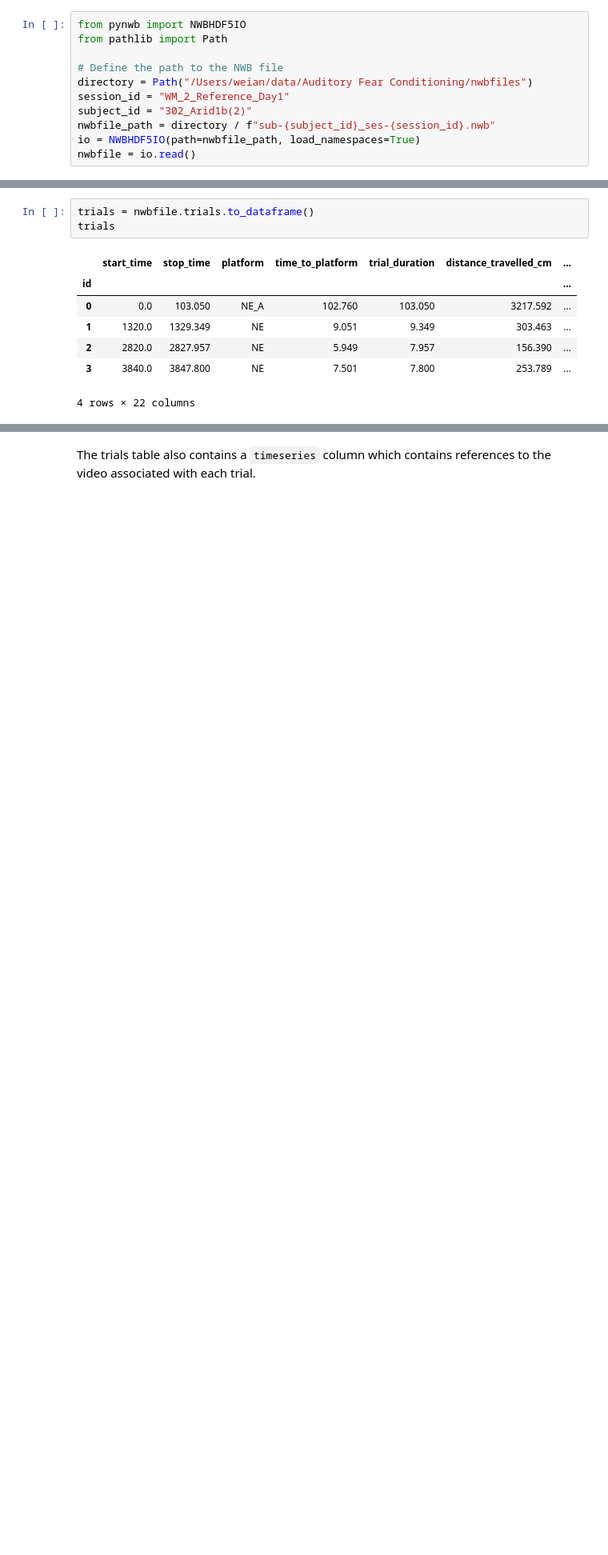
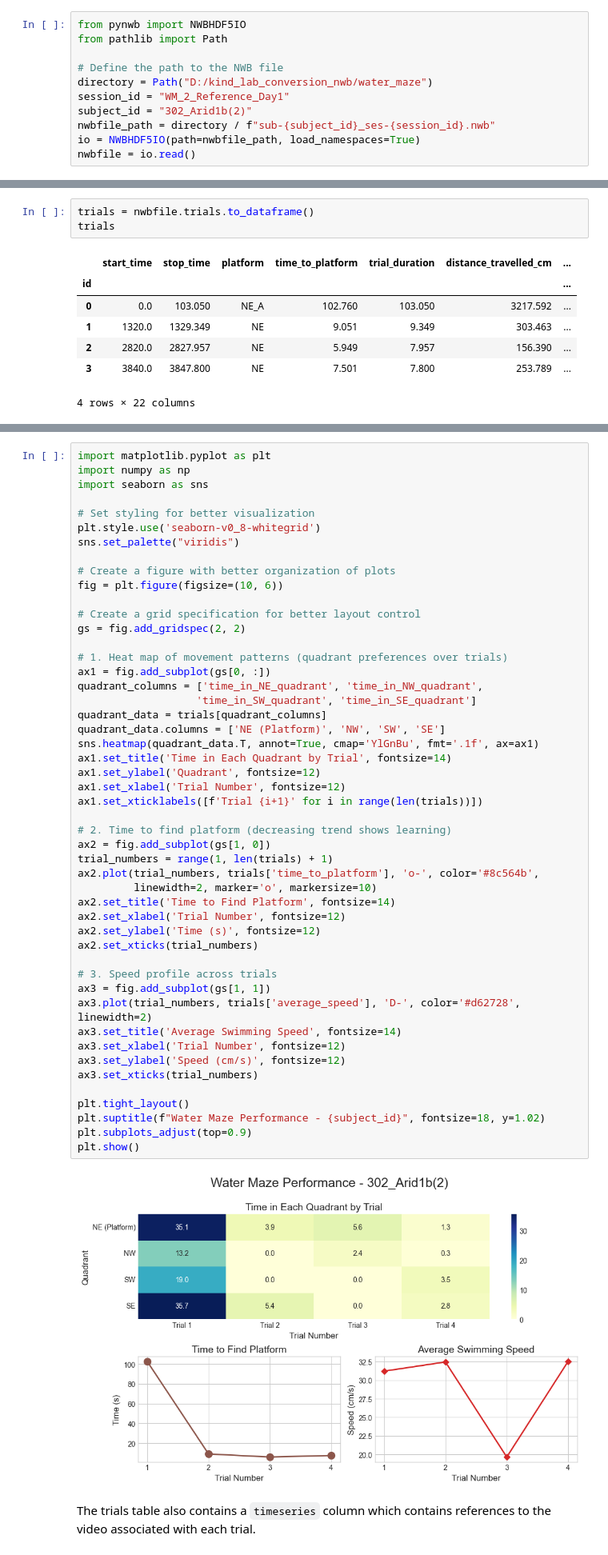
Before and after one commit to catalystneuro/kind-lab-to-nwb, a Jupyter notebook: src/kind_lab_to_nwb/rat_behavioural_phenotyping_2025/tutorials/water_maze_tutorial.ipynb, the cells around one changed output, grey strips where cells are left out. Shown at 80% size. Drawn from its saved outputs; the diff is of its cells as text; blank space fills up the shorter version.

Commit message:
add plots for water maze

```diff
--- a/src/kind_lab_to_nwb/rat_behavioural_phenotyping_2025/tutorials/water_maze_tutorial.ipynb
+++ b/src/kind_lab_to_nwb/rat_behavioural_phenotyping_2025/tutorials/water_maze_tutorial.ipynb
@@ -24,7 +24,7 @@ from pynwb import NWBHDF5IO
 from pathlib import Path
 
 # Define the path to the NWB file
-directory = Path("/Users/weian/data/Auditory Fear Conditioning/nwbfiles")
+directory = Path("D:/kind_lab_conversion_nwb/water_maze")
 session_id = "WM_2_Reference_Day1"
 subject_id = "302_Arid1b(2)"
 nwbfile_path = directory / f"sub-{subject_id}_ses-{session_id}.nwb"
@@ -215,3 +203,54 @@ plt.show()
+# %%
+import matplotlib.pyplot as plt
+import numpy as np
+import seaborn as sns
+
+# Set styling for better visualization
+plt.style.use('seaborn-v0_8-whitegrid')
+sns.set_palette("viridis")
+
+# Create a figure with better organization of plots
+fig = plt.figure(figsize=(10, 6))
+
+# Create a grid specification for better layout control
+gs = fig.add_gridspec(2, 2)
+
+# 1. Heat map of movement patterns (quadrant preferences over trials)
+ax1 = fig.add_subplot(gs[0, :])
+quadrant_columns = ['time_in_NE_quadrant', 'time_in_NW_quadrant',
+                   'time_in_SW_quadrant', 'time_in_SE_quadrant']
+quadrant_data = trials[quadrant_columns]
+quadrant_data.columns = ['NE (Platform)', 'NW', 'SW', 'SE']
+sns.heatmap(quadrant_data.T, annot=True, cmap='YlGnBu', fmt='.1f', ax=ax1)
+ax1.set_title('Time in Each Quadrant by Trial', fontsize=14)
+ax1.set_ylabel('Quadrant', fontsize=12)
+ax1.set_xlabel('Trial Number', fontsize=12)
+ax1.set_xticklabels([f'Trial {i+1}' for i in range(len(trials))])
+
+# 2. Time to find platform (decreasing trend shows learning)
+ax2 = fig.add_subplot(gs[1, 0])
+trial_numbers = range(1, len(trials) + 1)
+ax2.plot(trial_numbers, trials['time_to_platform'], 'o-', color='#8c564b',
+         linewidth=2, marker='o', markersize=10)
+ax2.set_title('Time to Find Platform', fontsize=14)
+ax2.set_xlabel('Trial Number', fontsize=12)
+ax2.set_ylabel('Time (s)', fontsize=12)
+ax2.set_xticks(trial_numbers)
+
+# 3. Speed profile across trials
+ax3 = fig.add_subplot(gs[1, 1])
+ax3.plot(trial_numbers, trials['average_speed'], 'D-', color='#d62728', linewidth=2)
+ax3.set_title('Average Swimming Speed', fontsize=14)
+ax3.set_xlabel('Trial Number', fontsize=12)
+ax3.set_ylabel('Speed (cm/s)', fontsize=12)
+ax3.set_xticks(trial_numbers)
+
+plt.tight_layout()
+plt.suptitle(f"Water Maze Performance - {subject_id}", fontsize=18, y=1.02)
+plt.subplots_adjust(top=0.9)
+plt.show()
+# %% [output]
+[figure, added]
 # %% [markdown]
 The trials table also contains a `timeseries` column which contains references to the video associated with each trial.
 # %%
```
Also changed, not shown: parts of 7 cells of this notebook.
